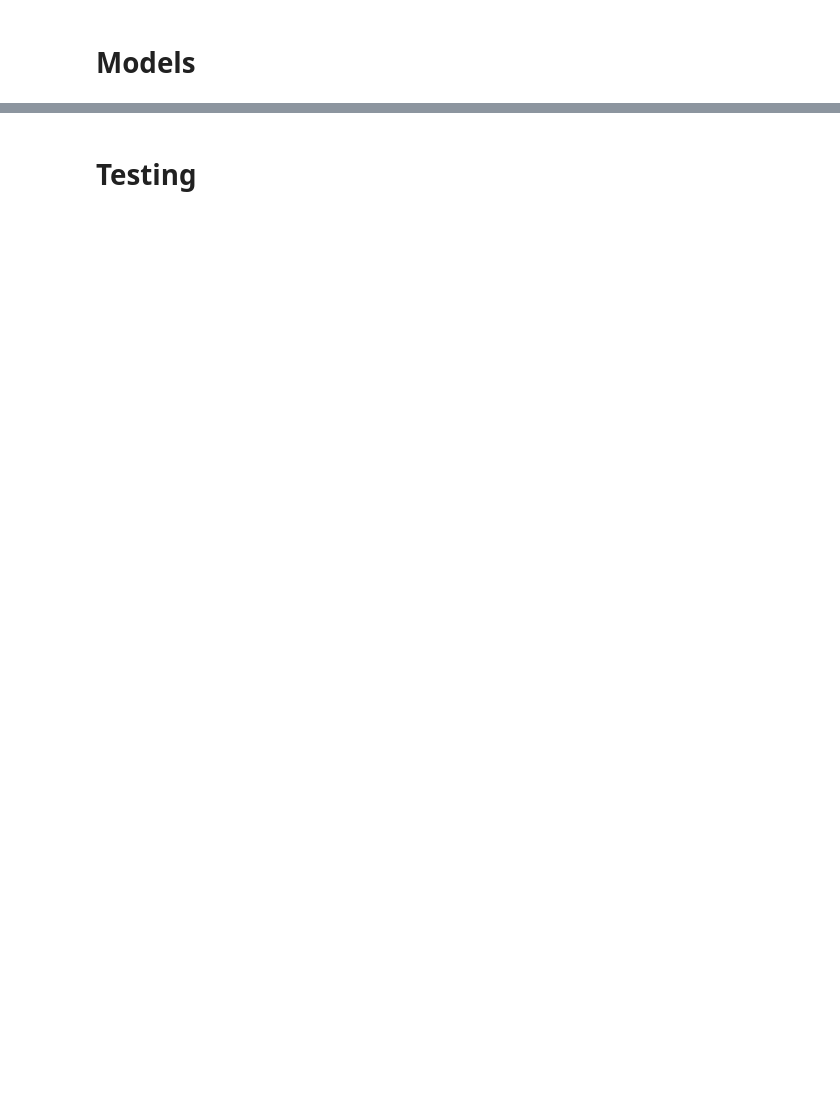
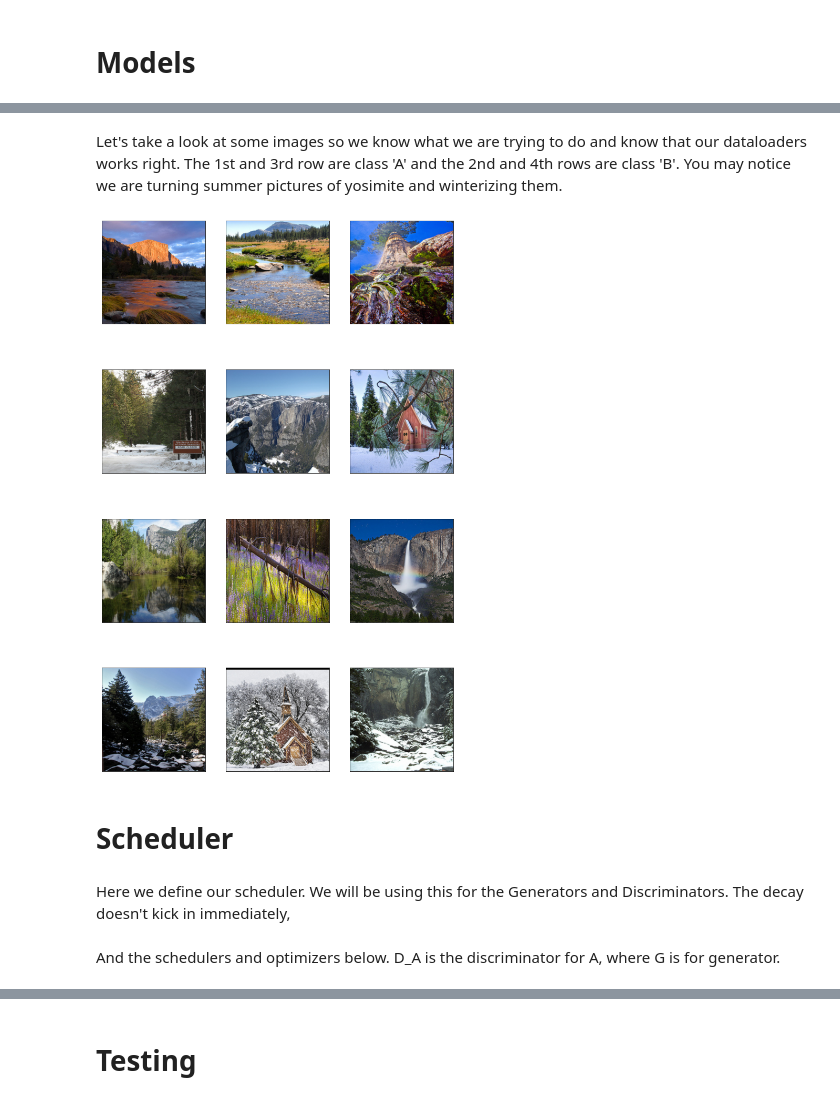
Before and after one commit to Isaac-Flath/fastblog, a Jupyter notebook: _notebooks/CycleGAN-torch.ipynb, the cells around one changed output, grey strips where cells are left out. Saved outputs shown, nothing was run; the diff lists cells and outputs as text; code cells hidden in the pictures; blank space fills up the shorter version.

```diff
--- a/_notebooks/CycleGAN-torch.ipynb
+++ b/_notebooks/CycleGAN-torch.ipynb
@@ -45,7 +48,7 @@ import datetime
 opt = AttrDict()
 opt['epoch']=0
 opt['n_epochs']=200
-opt['batchSize']=1 #1
+opt['batchSize']=4 #1
 opt['dataroot']='datasets/summer2winter_yosemite/'
 opt['lr']=0.0002
 opt['decay_epoch']=100
@@ -60,8 +67,8 @@ class ImageDataset(Dataset):
         self.transform = transforms.Compose(transforms_)
         self.unaligned = unaligned
 
-        self.files_A = sorted(glob.glob(os.path.join(root, 'trainA') + '/*.*'))
-        self.files_B = sorted(glob.glob(os.path.join(root, 'trainB') + '/*.*'))
+        self.files_A = sorted(glob.glob(os.path.join(root, 'trainA') + '/*.*'))[:100]
+        self.files_B = sorted(glob.glob(os.path.join(root, 'trainB') + '/*.*'))[:100]
     def __getitem__(self, index):
         item_A = self.transform(Image.open(self.files_A[index % len(self.files_A)]))
 
@@ -74,3 +81,24 @@ class ImageDataset(Dataset):
 
     def __len__(self):
         return max(len(self.files_A), len(self.files_B))
+
+
+    def show_batch(self,sets=2, cols=3):
+        idxs = random.sample(range(self.__len__()), cols*2*sets)
+        fig, ax = plt.subplots(2*sets, cols,figsize=(4*cols,5*2*sets))
+
+        for r in range(sets):
+            for col in range(0,cols):
+                row=r*2
+                num = (row * cols + col)
+                x = self[idxs[num]]['A'].permute(1,2,0)
+                ax[row,col].imshow(x)
+                ax[row,col].get_xaxis().set_visible(False)
+                ax[row,col].get_yaxis().set_visible(False)
+
+                row=row+1
+                num = (row * cols + col)
+                x = self[idxs[num]]['B'].permute(1,2,0)
+                ax[row,col].imshow(x)
+                ax[row,col].get_xaxis().set_visible(False)
+                ax[row,col].get_yaxis().set_visible(False)
@@ -77 +113,11 @@ class ImageDataset(Dataset):
+# %% [markdown]
+Let's take a look at some images so we know what we are trying to do and know that our dataloaders works right.  The 1st and 3rd row are class 'A' and the 2nd and 4th rows are class 'B'. You may notice we are turning summer pictures of yosimite and winterizing them.
+# %%
+dset = ImageDataset(opt.dataroot, transforms_=transforms_[:-1], unaligned=True)
+
+dset.show_batch()
+# %% [output]
+[figure, added]
+# %% [markdown]
+# Scheduler
 # %%
@@ -116,0 +146,2 @@ def weights_init_normal(m):
+# %% [markdown]
+Here we define our scheduler. We will be using this for the Generators and Discriminators.  The decay doesn't kick in immediately,
@@ -116,0 +158,2 @@ def weights_init_normal(m):
+# %% [markdown]
+And the schedulers and optimizers below.  D_A is the discriminator for A, where G is for generator.
```
Also changed, not shown: parts of 30 cells of this notebook.
